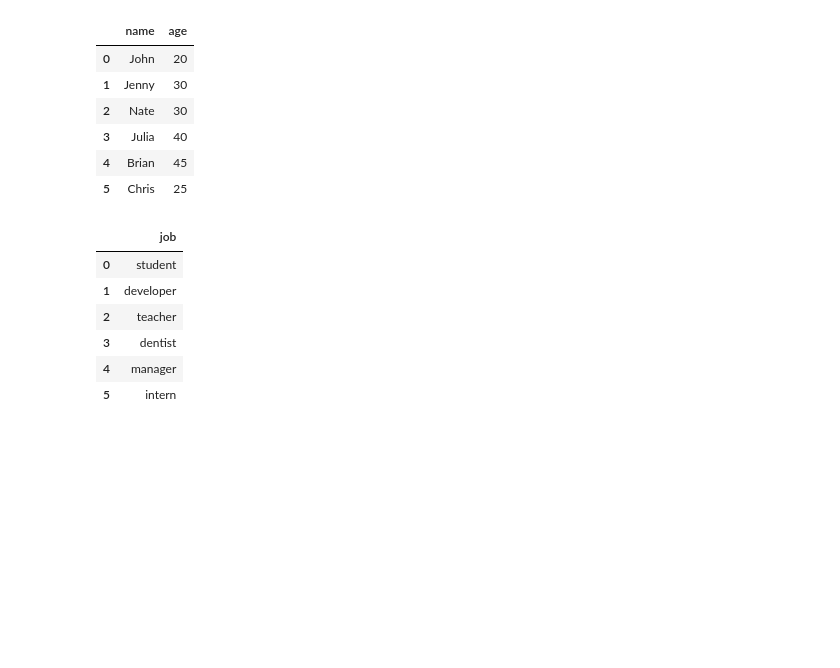
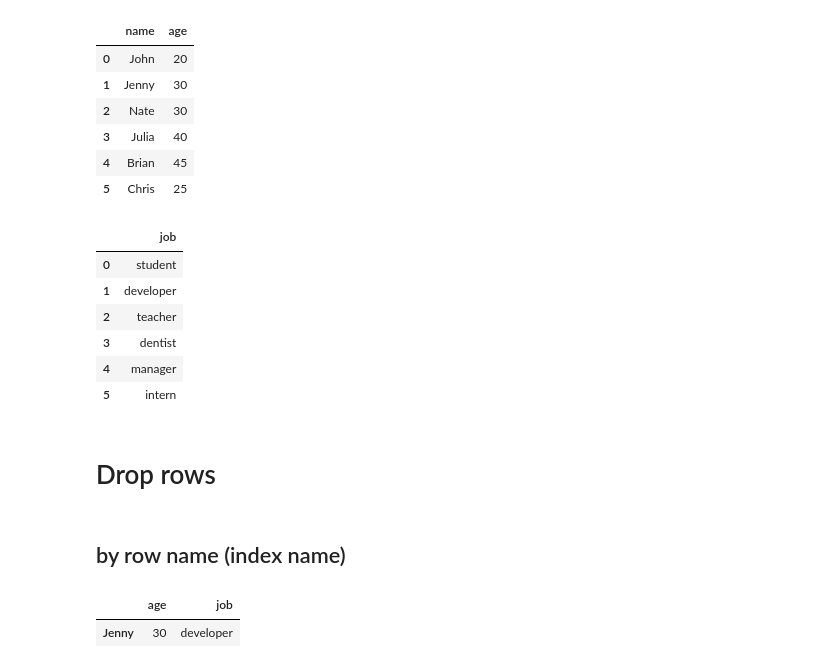
Before and after one commit to minsuk-heo/pandas, a Jupyter notebook: Pandas_Cheatsheet.ipynb, the cells around one changed output. Drawn from its saved outputs; the diff is of its cells as text; code cells hidden in the pictures; blank space fills up the shorter version.

```diff
--- a/Pandas_Cheatsheet.ipynb
+++ b/Pandas_Cheatsheet.ipynb
@@ -409,3 +410,17 @@ df.filter(regex='b$',axis=1)
 | 3 | dentist |
 | 4 | manager |
 | 5 | intern |
+# %% [markdown]
+# Drop rows
+# %% [markdown]
+## by row name (index name)
+# %%
+friend_dict_list = [{'age': 20, 'job': 'student'},
+         {'age': 30, 'job': 'developer'},
+         {'age': 30, 'job': 'teacher'}]
+df = pd.DataFrame(friend_dict_list, index = ['John', 'Jenny', 'Nate'])
+# %%
+df.head()
+# %% [output]
+|  | age | job |
+| Jenny | 30 | developer |
```
Also changed, not shown: parts of 31 cells of this notebook.
